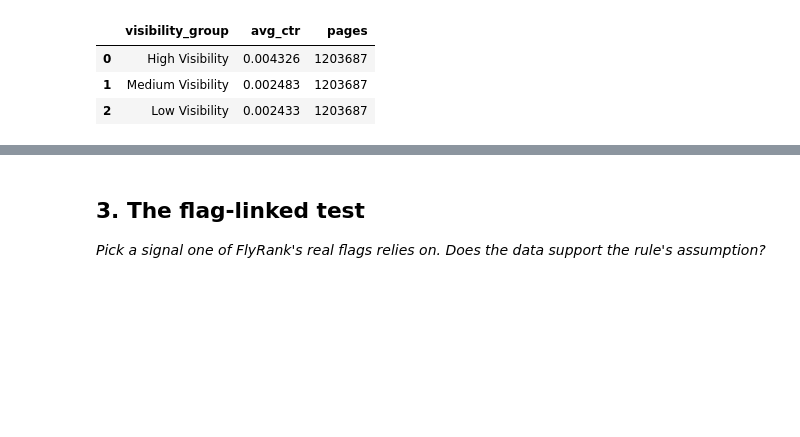
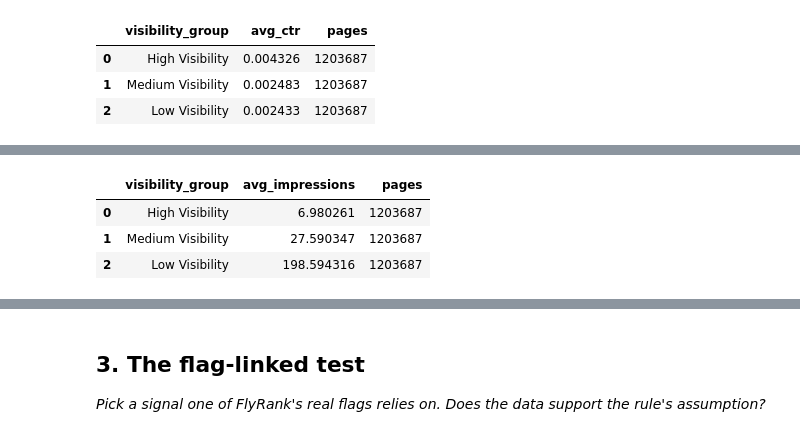
Before and after one commit to Vaib-raksh/Intern-ML, a Jupyter notebook: work/notebooks/w04_signal_audit.ipynb, the cells around one changed output, grey strips where cells are left out. Saved outputs shown, nothing was run; the diff lists cells and outputs as text; code cells hidden in the pictures; blank space fills up the shorter version.

```diff
--- a/work/notebooks/w04_signal_audit.ipynb
+++ b/work/notebooks/w04_signal_audit.ipynb
@@ -137,0 +150,46 @@ signal1
+# %%
+signal2 = con.sql(f"""
+WITH position_groups AS (
+
+SELECT
+    gsc_impressions,
+    gsc_sum_position,
+
+    NTILE(3) OVER (
+        ORDER BY gsc_sum_position
+    ) AS position_group
+
+FROM read_parquet(
+'{DATASET}/fact_content_daily_performance/month=2026-03/*.parquet'
+)
+
+WHERE gsc_data_available IS TRUE
+
+)
+
+SELECT
+
+CASE
+    WHEN position_group = 1 THEN 'High Visibility'
+    WHEN position_group = 2 THEN 'Medium Visibility'
+    ELSE 'Low Visibility'
+END AS visibility_group,
+
+AVG(gsc_impressions) AS avg_impressions,
+
+COUNT(*) AS pages
+
+FROM position_groups
+
+GROUP BY position_group
+
+ORDER BY position_group;
+
+""").df()
+
+signal2
+# %% [output]
+|  | visibility_group | avg_impressions | pages |
+| 0 | High Visibility | 6.980261 | 1203687 |
+| 1 | Medium Visibility | 27.590347 | 1203687 |
+| 2 | Low Visibility | 198.594316 | 1203687 |
```
Also changed, not shown: parts of 10 cells of this notebook.
